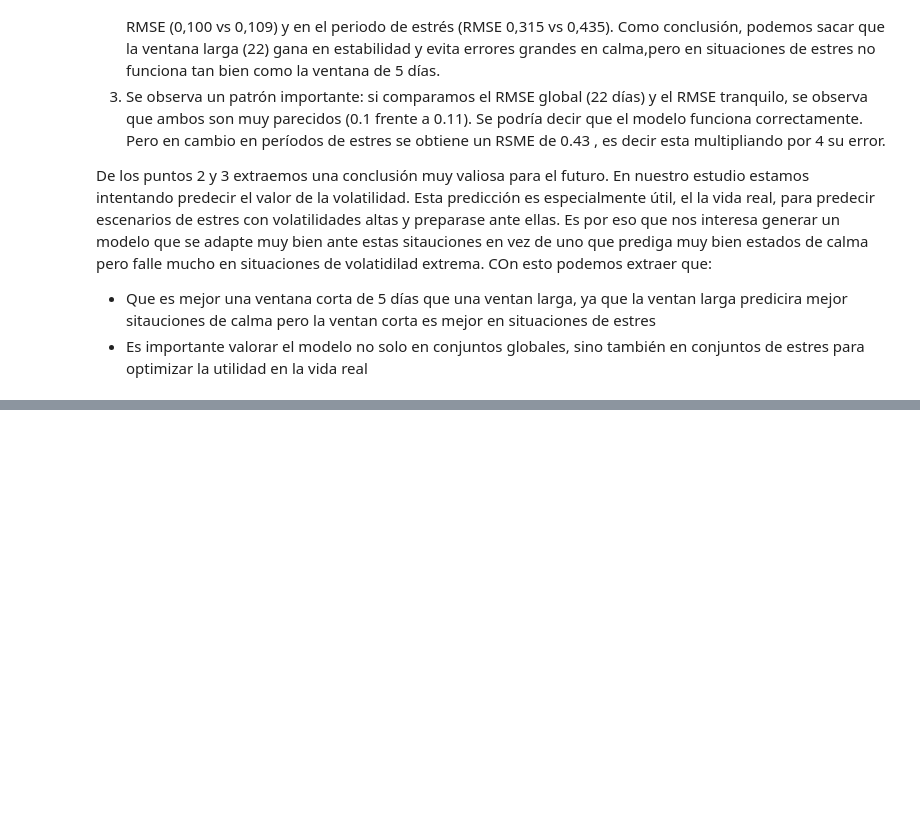
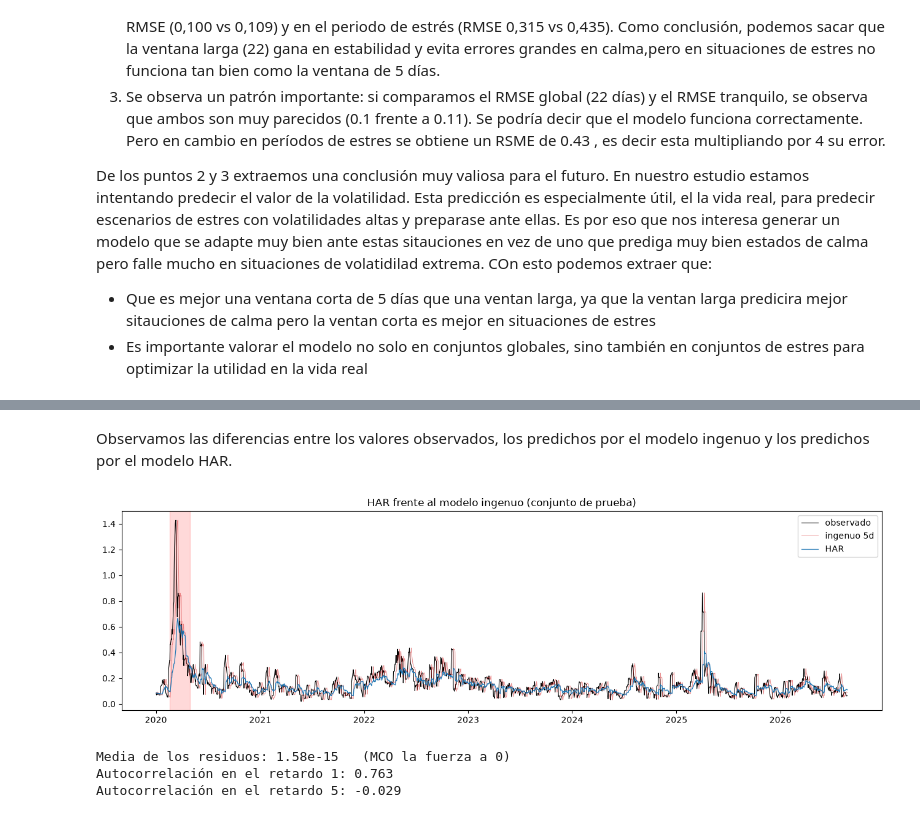
Before and after one commit to VictorSinNav/TFG, a Jupyter notebook: notebooks/02_modelos.ipynb, the cells around one changed output, grey strips where cells are left out. Drawn from its saved outputs; the diff is of its cells as text; code cells hidden in the pictures; blank space fills up the shorter version.

Commit message:
E.2 Implementación del modelo HAR

```diff
--- a/notebooks/02_modelos.ipynb
+++ b/notebooks/02_modelos.ipynb
@@ -65,0 +79,7 @@ De los puntos 2 y 3 extraemos una conclusión muy valiosa para el futuro. En nue
+# %%
+from src.har import entrenar_har, predecir_har
+
+
+har = entrenar_har(partes["train"])
+print(har.summary().tables[1])
+print(f"\nR² dentro de muestra: {har.rsquared:.4f}")
@@ -65,0 +101,7 @@ De los puntos 2 y 3 extraemos una conclusión muy valiosa para el futuro. En nue
+# %%
+y_hat_har = predecir_har(har, test)
+
+filas.append(evaluar(y_test, y_hat_har, idx_estres, "HAR"))
+tabla = tabla_resultados(filas)
+tabla.to_csv("../results/tables/e3_har.csv")
+tabla
@@ -65,0 +115,25 @@ De los puntos 2 y 3 extraemos una conclusión muy valiosa para el futuro. En nue
+# %% [markdown]
+Observamos las diferencias entre los valores observados, los predichos por el modelo ingenuo y los predichos por el modelo HAR.
+# %%
+fig, ax = plt.subplots(figsize=(13, 4))
+ax.plot(test.index, y_test, lw=0.8, color="black", label="observado")
+ax.plot(test.index, predecir_ingenuo(test, "rv_5"), lw=0.7,
+        color="tab:red", alpha=0.5, label="ingenuo 5d")
+ax.plot(test.index, y_hat_har, lw=0.9, color="tab:blue", label="HAR")
+ax.axvspan(idx_estres.min(), idx_estres.max(), color="red", alpha=0.15)
+ax.set_title("HAR frente al modelo ingenuo (conjunto de prueba)")
+ax.legend()
+plt.tight_layout()
+plt.savefig("../results/figures/e3_har.png", dpi=150)
+plt.show()
+# %% [output]
+[figure, added]
+# %%
+resid = har.resid
+print(f"Media de los residuos: {resid.mean():.2e}   (MCO la fuerza a 0)")
+print(f"Autocorrelación en el retardo 1: {resid.autocorr(1):.3f}")
+print(f"Autocorrelación en el retardo 5: {resid.autocorr(5):.3f}")
+# %% [output]
+Media de los residuos: 1.58e-15   (MCO la fuerza a 0)
+Autocorrelación en el retardo 1: 0.763
+Autocorrelación en el retardo 5: -0.029
```
Also changed, not shown: parts of 6 cells of this notebook, 6 other files.
